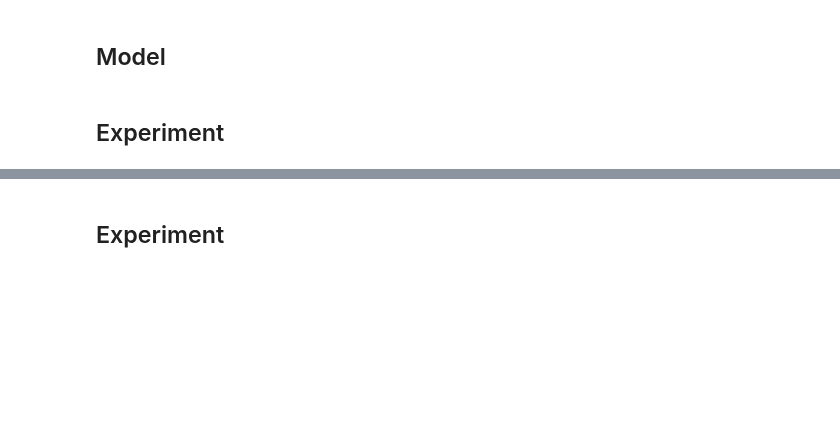
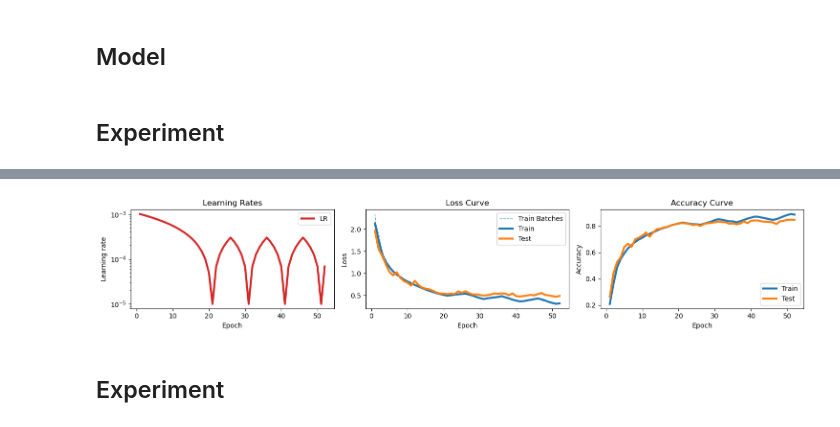
Before and after one commit to Ataago-AI/NN-Deep-Learning, a Jupyter notebook: assignment/NN_DL_Assignment_1.ipynb, the cells around one changed output, grey strips where cells are left out. Drawn from its saved outputs; the diff is of its cells as text; code cells hidden in the pictures; blank space fills up the shorter version.

```diff
--- a/assignment/NN_DL_Assignment_1.ipynb
+++ b/assignment/NN_DL_Assignment_1.ipynb
@@ -764,0 +865,4 @@ Accuracy of the network on the 10000 test images: 84.02 %
+# %%
+trainer.train(epochs=2, use_gpu=USE_GPU)
+trainer.plot()
+# %% [output]
@@ -765,3 +886,4 @@ Accuracy of the network on the 10000 test images: 84.02 %
+[figure, added]
 # %% [markdown]
 ## Experiment
 # %%
```
Also changed, not shown: parts of 13 cells of this notebook.
